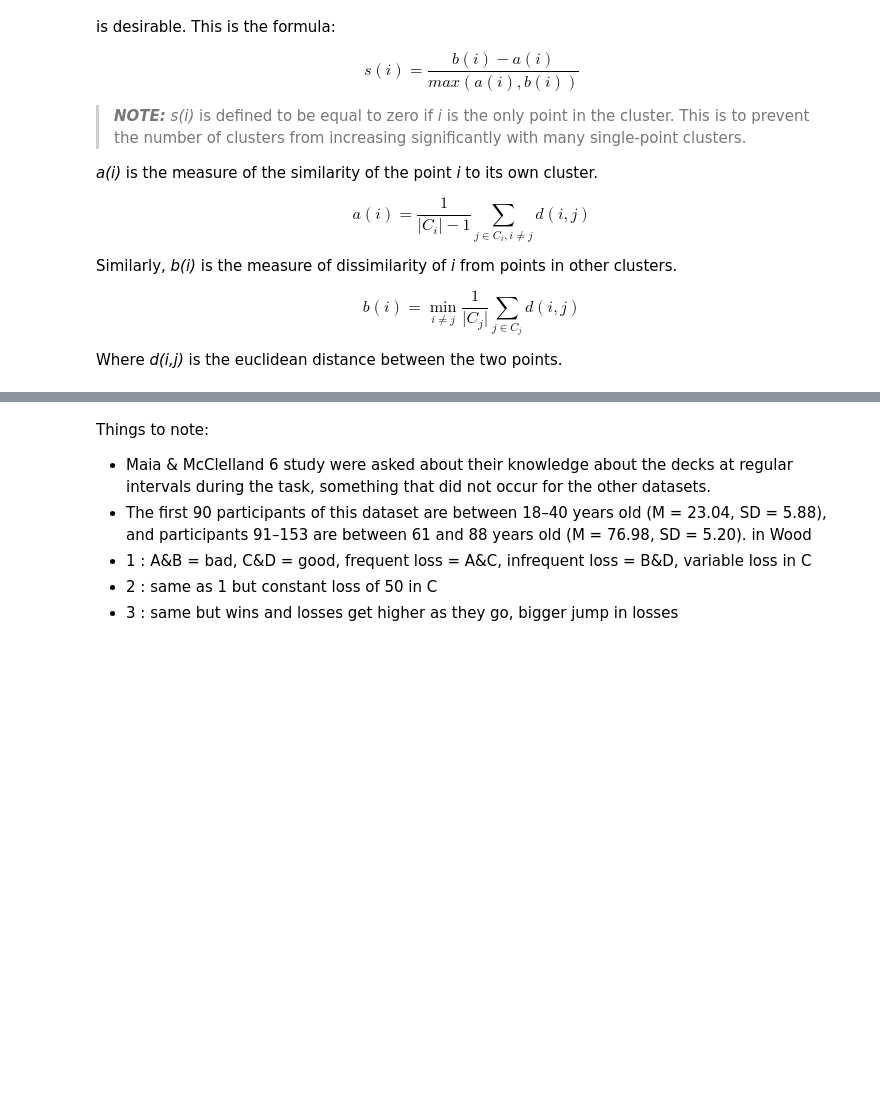
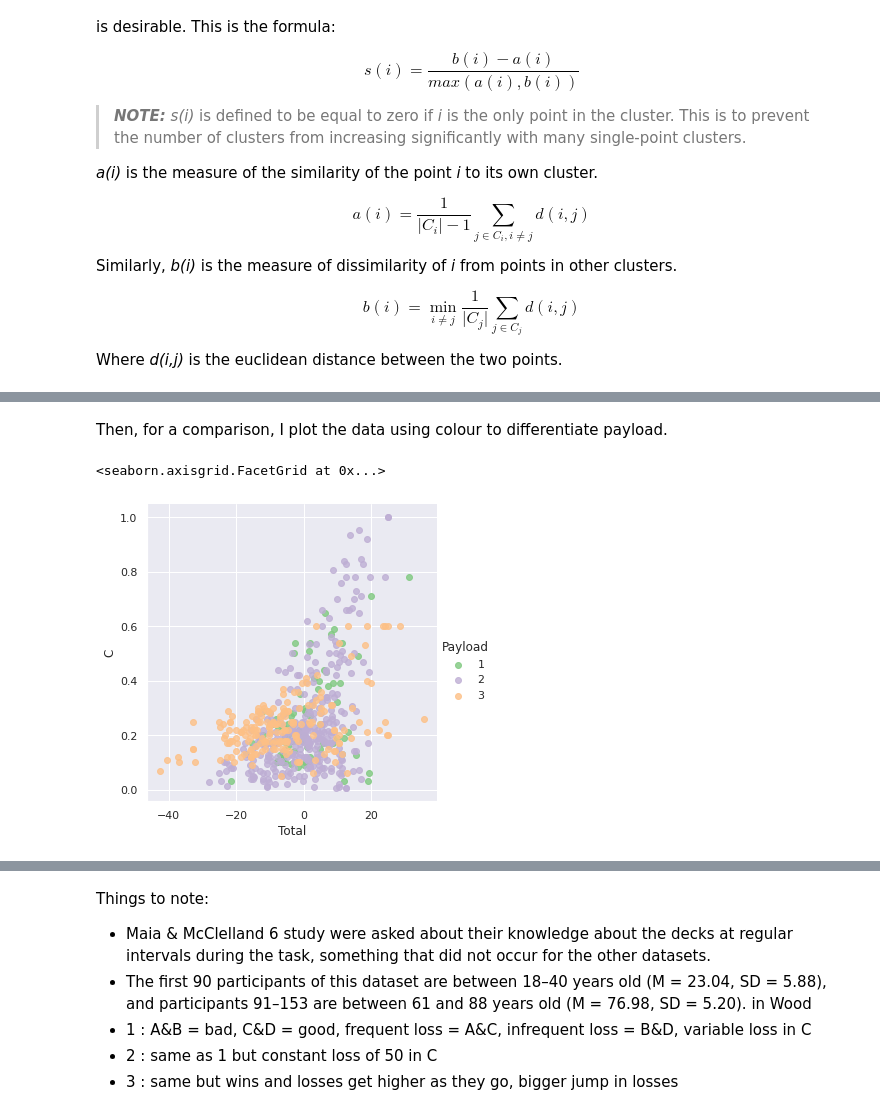
Before and after one commit to mcauleyc/CA4015_Assignment_1, a Jupyter notebook: Book/clustering.ipynb, the cells around one changed output, grey strips where cells are left out. Cells and saved outputs as stored; diff of their text form; code cells hidden in the pictures; blank space fills up the shorter version.

```diff
--- a/Book/clustering.ipynb
+++ b/Book/clustering.ipynb
@@ -557,0 +153,9 @@ plot
+# %% [markdown]
+Then, for a comparison, I plot the data using colour to differentiate payload.
+# %%
+# plt.scatter(c_data_with_clusters['Total'],c_data_with_clusters['C'],c=df['StudyNo'],cmap='plasma')
+sns.lmplot(data=c_data_with_clusters, x='Total', y='C', hue='Payload',
+                   fit_reg=False, legend=True, palette='Accent')
+# %% [output]
+<seaborn.axisgrid.FacetGrid at 0x...>
+[figure, added]
```
Also changed, not shown: parts of 51 cells of this notebook, 2 other files.
